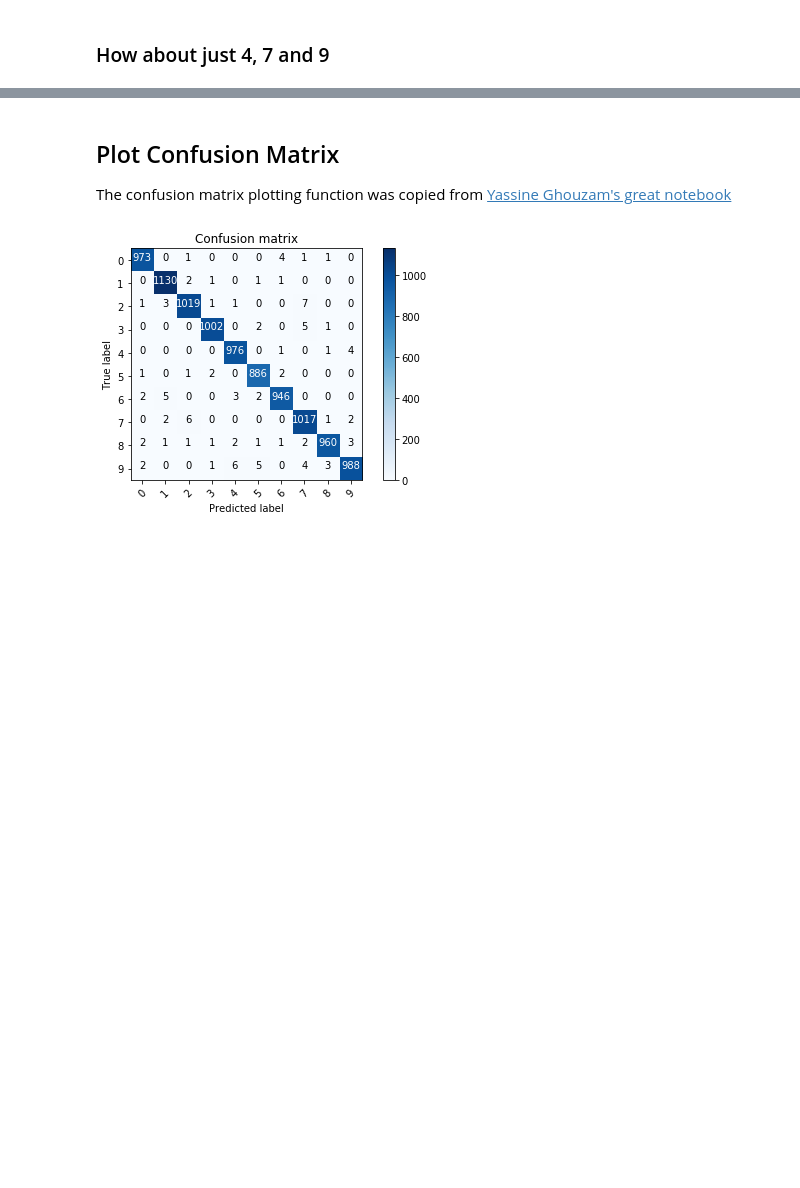
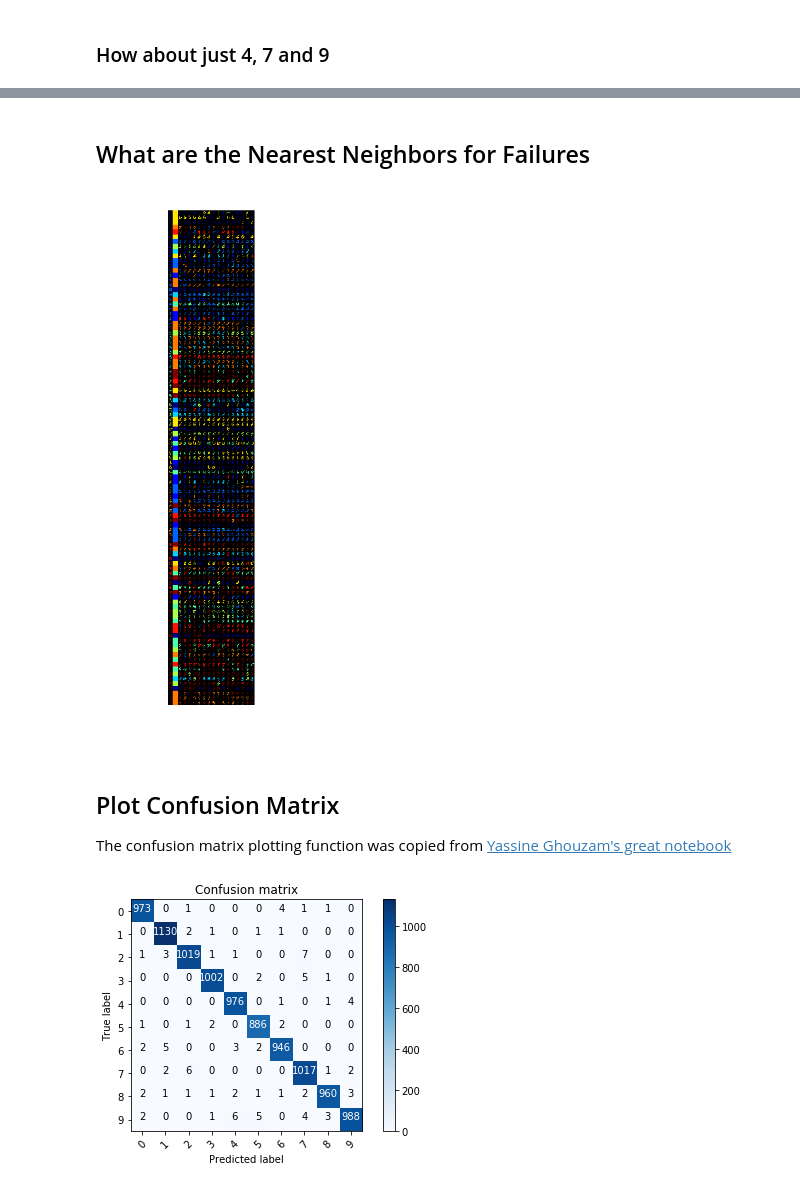
Before and after one commit to steedly/Reading, a Jupyter notebook: mnist.ipynb, the cells around one changed output, grey strips where cells are left out. Saved outputs shown, nothing was run; the diff lists cells and outputs as text; code cells hidden in the pictures; blank space fills up the shorter version.

```diff
--- a/mnist.ipynb
+++ b/mnist.ipynb
@@ -580,3 +595,40 @@ len(target_sub)
+# %% [markdown]
+## What are the Nearest Neighbors for Failures
+# %%
+# DataLoaders for train and test data
+train_loader_fc1 = torch.utils.data.DataLoader(
+    datasets.MNIST('../data', train=True, download=True,
+                   transform=transforms.Compose([
+                       transforms.ToTensor(),
+                       transforms.Normalize((0.1307,), (0.3081,))
+                   ])),
+    batch_size=args.batch_size, shuffle=False, **kwargs)
+
+train_fc1, train_target=get_fc1_features(model, device, train_loader_fc1)
+# %%
+nbrs = NearestNeighbors(n_neighbors=16, algorithm='ball_tree').fit(train_fc1)
+distances, indices = nbrs.kneighbors(fc1[failure_indices[sorted_failures],:])
+# %%
+cnt = len(sorted_failures)
+
+# Add the failure classification into the second column
+failure_classes = output_all[failure_indices[sorted_failures]].argmax(dim=1, keepdim=True) # get the index of the max log-probability
+padded = np.insert(indices, 1, -failure_classes.numpy().transpose()-1, axis=1)
+
+failure_img = tile_digits(failure_indices[sorted_failures], shape='Vertical')[0]
+
+failure_classification_img = tile_digits((-failure_classes.numpy()-1).transpose()[0], shape='Vertical')[0]
+
+neigh_img = np.vstack([tile_digits(indices[idx,:], shape='Horizontal', train=True)[0] for idx in range(cnt)])
+imageio.imwrite('neighbors_train.png', np.hstack([failure_img, failure_classification_img, neigh_img]))
+
+fig, ax=plt.subplots(figsize=(5,5), dpi=200)
+ax.axis('off')
+ax.imshow(np.hstack([failure_img, failure_classification_img, neigh_img]))
+
+plt.show()
+# %% [output]
+[figure, added]
 # %% [markdown]
 ## Plot Confusion Matrix
 The confusion matrix plotting function was copied from [Yassine Ghouzam's great notebook](https://www.kaggle.com/yassineghouzam/introduction-to-cnn-keras-0-997-top-6)
```
Also changed, not shown: parts of 5 cells of this notebook.
